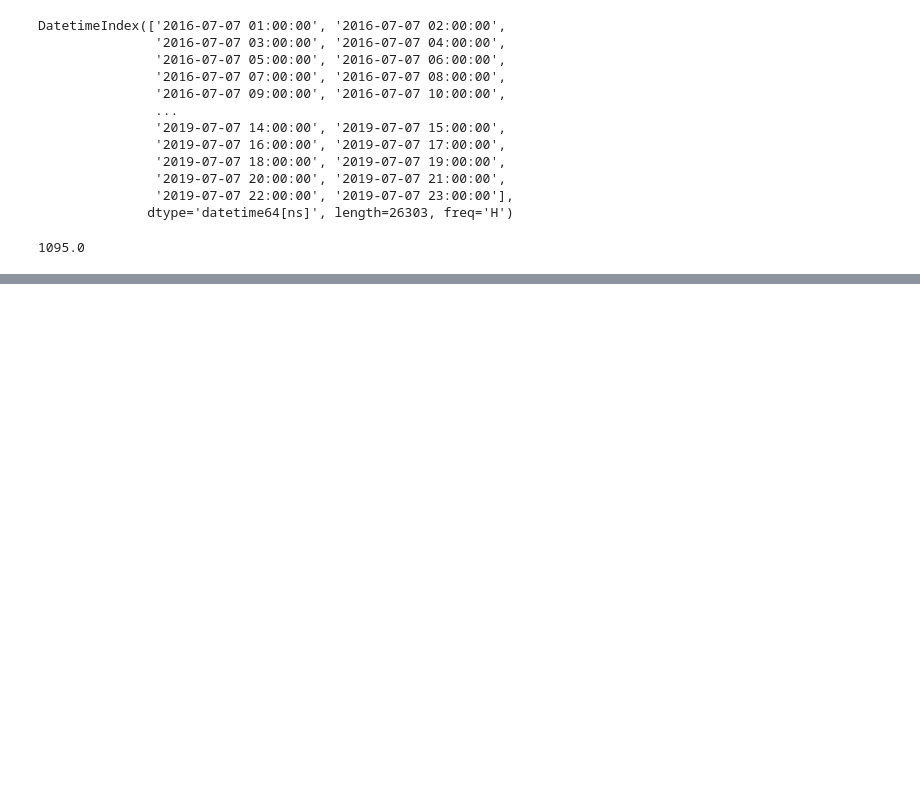
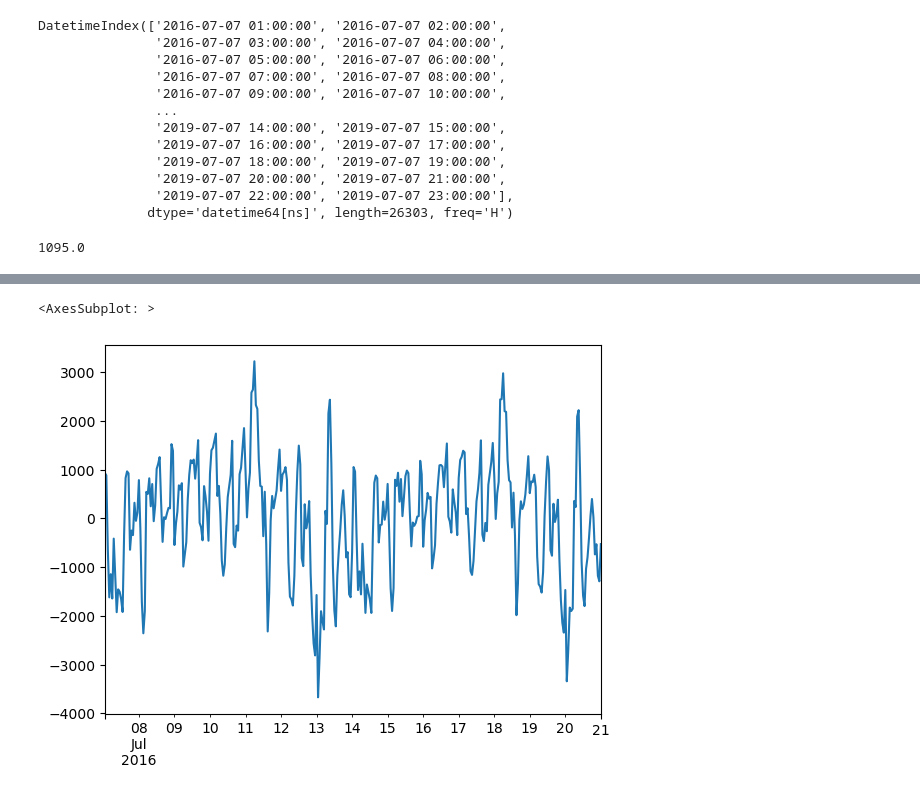
Before and after one commit to JacksonCorley/water_well_pump_optimization, a Jupyter notebook: demand.ipynb, the cells around one changed output, grey strips where cells are left out. Drawn from its saved outputs; the diff is of its cells as text; code cells hidden in the pictures; blank space fills up the shorter version.

```diff
--- a/demand.ipynb
+++ b/demand.ipynb
@@ -108,0 +97,6 @@ result.plot()
+# %%
+# weekly seasonality
+south.seasonal.iloc[:336,:]['seasonal_168'].plot()
+# %% [output]
+<AxesSubplot: >
+[figure, added]
```
Also changed, not shown: parts of 13 cells of this notebook.
